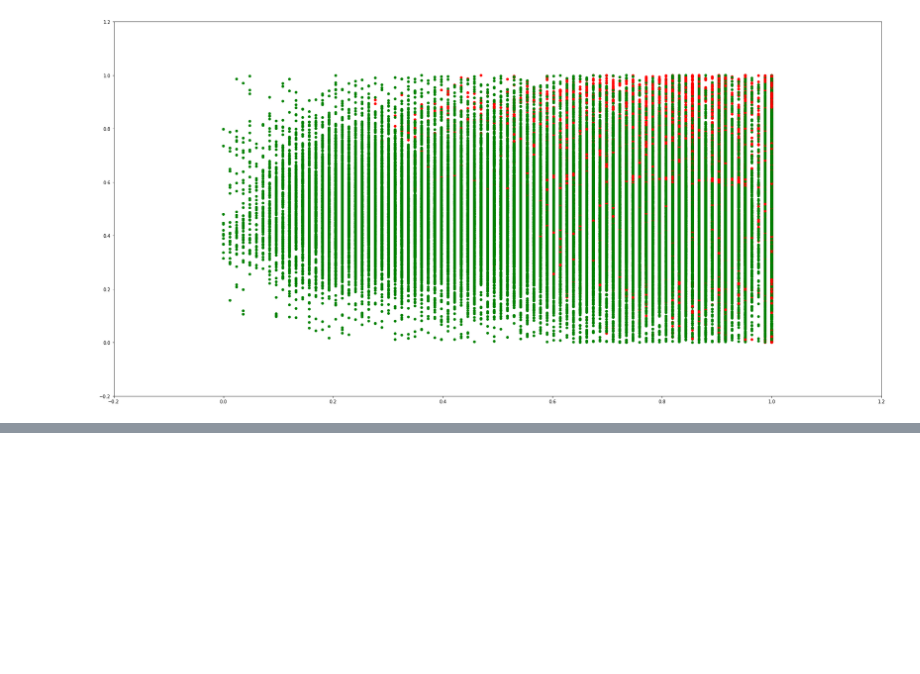
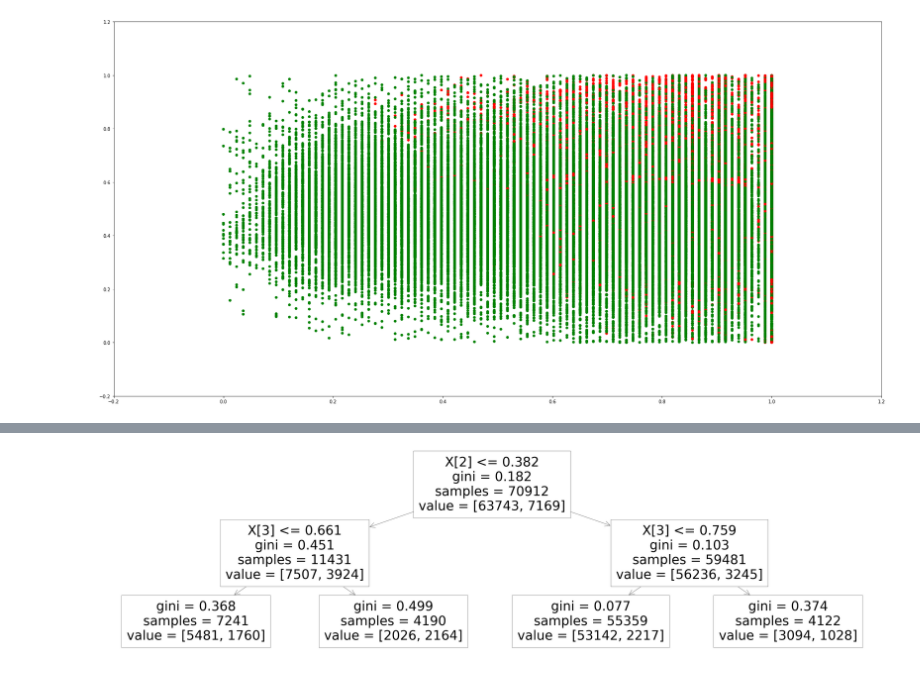
Before and after one commit to jelenajako/rau-software-packs-for-statics-G603CSE-2022-2023, a Jupyter notebook: Precipitation Prediction.ipynb, the cells around one changed output, grey strips where cells are left out. Saved outputs shown, nothing was run; the diff lists cells and outputs as text; code cells hidden in the pictures; blank space fills up the shorter version.

```diff
--- a/Precipitation Prediction.ipynb
+++ b/Precipitation Prediction.ipynb
@@ -80,0 +174,4 @@ plt.show()
+# %%
+X1 = X.copy()
+X1.drop(["Temperature (C)"], inplace=True, axis=1)
+X1.head()
@@ -80,0 +185,13 @@ plt.show()
+# %%
+X1_train, X1_test, y_train, y_test = train_test_split(X1, y, test_size=0.2, random_state=42)
+y_train = np.array(y_train, dtype=float)
+y_test = np.array(y_test, dtype=float)
+# %%
+clf2 = DecisionTreeClassifier(max_depth=2)
+clf2 = clf2.fit(X1_train, y_train)
+# %%
+fig = plt.figure(figsize=(75, 20))
+plot_tree(clf2, ax=fig.gca())
+plt.show()
+# %% [output]
+[figure, added]
```
Also changed, not shown: parts of 27 cells of this notebook.
